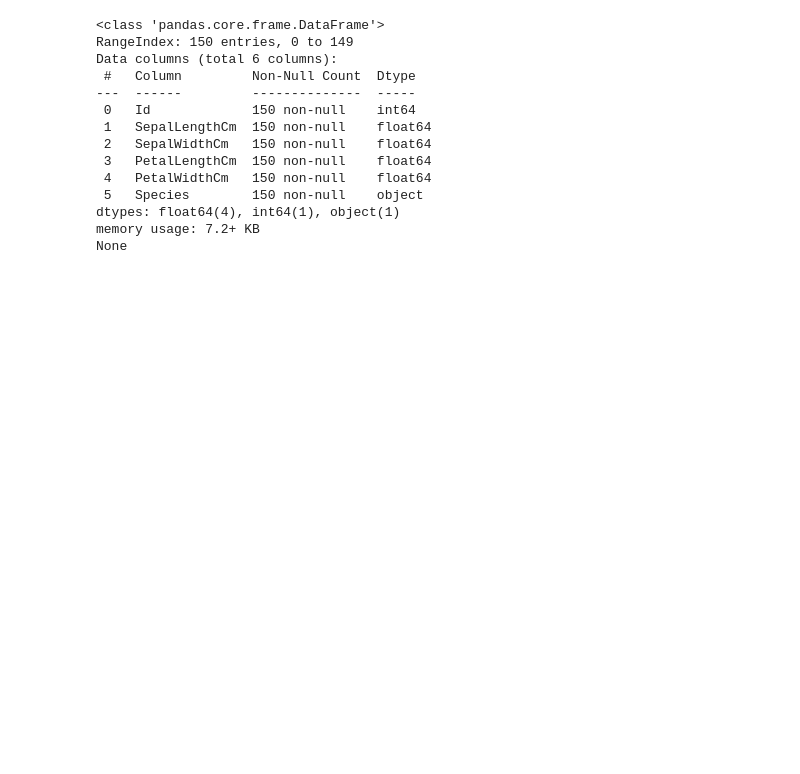
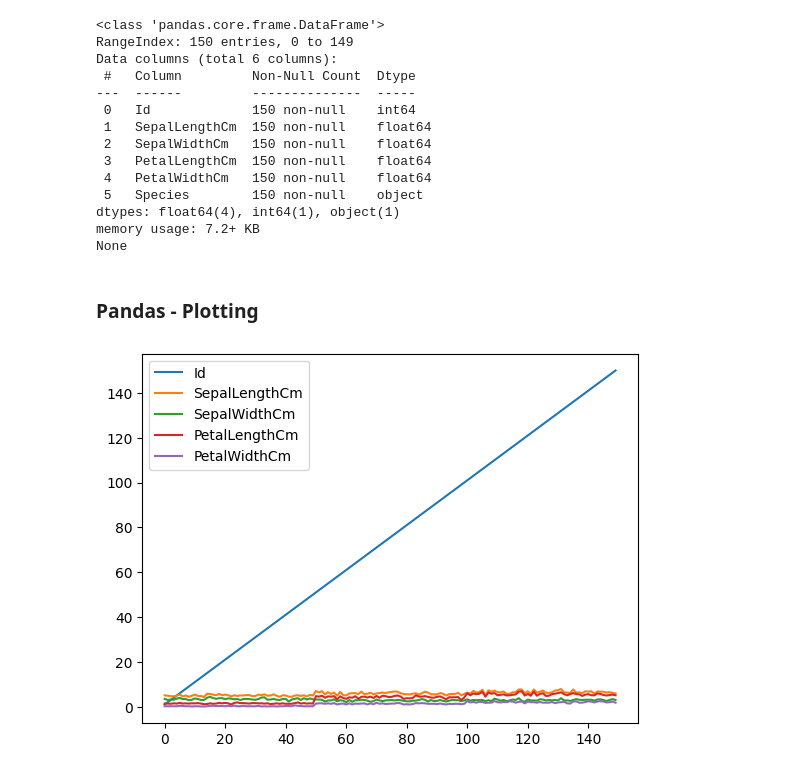
Before and after one commit to Haakim19/python, a Jupyter notebook: pandas01.ipynb, the cells around one changed output. Cells and saved outputs as stored; diff of their text form; code cells hidden in the pictures; blank space fills up the shorter version.

Commit message:
pandas

```diff
--- a/pandas01.ipynb
+++ b/pandas01.ipynb
@@ -235,3 +235,5 @@ Data columns (total 6 columns):
 dtypes: float64(4), int64(1), object(1)
 memory usage: 7.2+ KB
 None
+# %% [markdown]
+### Pandas - Plotting
@@ -237,0 +242,6 @@ None
+# %%
+df  = pd.read_csv("Iris.csv")
+df.plot()
+plt.show()
+# %% [output]
+[figure, added]
```
Also changed, not shown: parts of 5 cells of this notebook, 1 other file.
